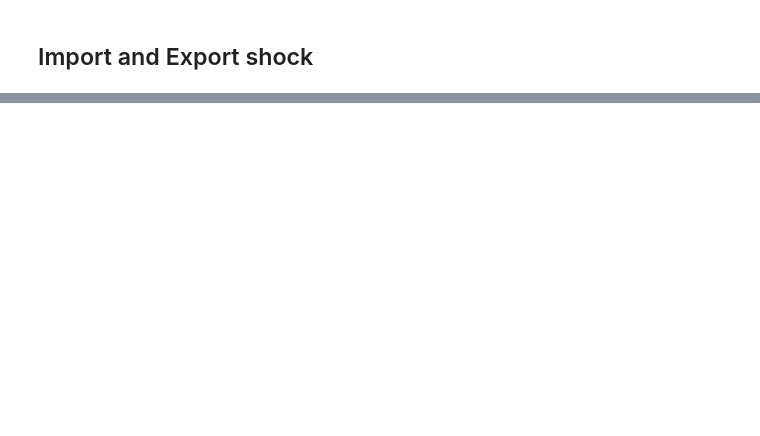
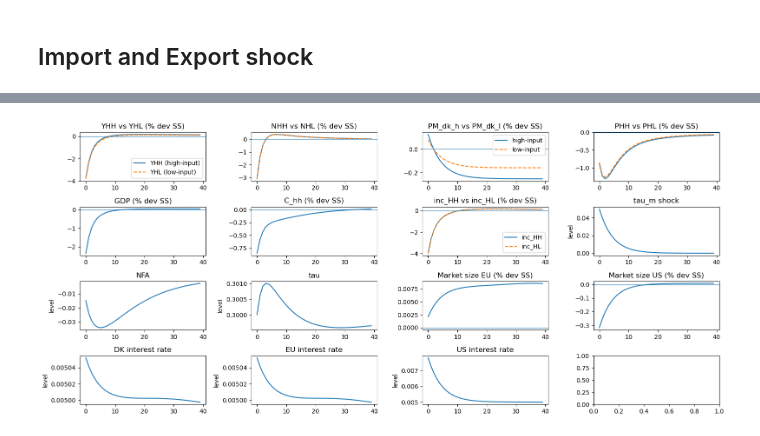
Before and after one commit to AndreaNoergaardAndersen/Master-Thesis, a Jupyter notebook: I-HANK - EU and US/test_extension.ipynb, the cells around one changed output, grey strips where cells are left out. Cells and saved outputs as stored; diff of their text form; code cells hidden in the pictures; blank space fills up the shorter version.

```diff
--- a/I-HANK - EU and US/test_extension.ipynb
+++ b/I-HANK - EU and US/test_extension.ipynb
@@ -429,0 +555,92 @@ model.find_transition_path(shocks=['tau_m', 'tau_x'], do_print=True, do_end_chec
+# %%
+path = model.path
+T_plot = 40
+t = np.arange(T_plot)
+
+fig, axes = plt.subplots(4, 4, figsize=(16, 7))
+
+def pct(x, x_ss):
+    return (x[:T_plot] / x_ss - 1) * 100
+
+# Row 1: Production side
+axes[0,0].set_title('YHH vs YHL (% dev SS)')
+axes[0,0].plot(t, pct(path.YHH, ss.YHH), label='YHH (high-input)')
+axes[0,0].plot(t, pct(path.YHL, ss.YHL), label='YHL (low-input)', ls='--')
+axes[0,0].legend(); axes[0,0].axhline(0, lw=0.8)
+
+axes[0,1].set_title('NHH vs NHL (% dev SS)')
+axes[0,1].plot(t, pct(path.NHH, ss.NHH))
+axes[0,1].plot(t, pct(path.NHL, ss.NHL), ls='--')
+axes[0,1].axhline(0, lw=0.8)
+
+axes[0,2].set_title('PM_dk_h vs PM_dk_l (% dev SS)')
+axes[0,2].plot(t, pct(path.PM_dk_h, ss.PM_dk_h), label='high-input')
+axes[0,2].plot(t, pct(path.PM_dk_l, ss.PM_dk_l), label='low-input', ls='--')
+axes[0,2].legend(); axes[0,2].axhline(0, lw=0.8)
+
+axes[0,3].set_title('PHH vs PHL (% dev SS)')
+axes[0,3].plot(t, pct(path.PHH, ss.PHH))
+axes[0,3].plot(t, pct(path.PHL, ss.PHL), ls='--')
+axes[0,3].axhline(0, lw=0.8)
+
+# Row 2: Aggregate
+axes[1,0].set_title('GDP (% dev SS)')
+axes[1,0].plot(t, pct(path.GDP, ss.GDP))
+axes[1,0].axhline(0, lw=0.8)
+
+axes[1,1].set_title('C_hh (% dev SS)')
+axes[1,1].plot(t, pct(path.C_hh, ss.C_hh))
+axes[1,1].axhline(0, lw=0.8)
+
+axes[1,2].set_title('inc_HH vs inc_HL (% dev SS)')
+axes[1,2].plot(t, pct(path.inc_HH, ss.inc_HH), label='inc_HH')
+axes[1,2].plot(t, pct(path.inc_HL, ss.inc_HL), label='inc_HL', ls='--')
+axes[1,2].legend(); axes[1,2].axhline(0, lw=0.8)
+
+axes[1,3].set_title('tau_m shock')
+axes[1,3].plot(t, path.tau_m[:T_plot])
+axes[1,3].set_ylabel('level')
+
+#Row 3
+axes[2,0].set_title('NFA')
+axes[2,0].plot(t, path.NFA[:T_plot])
+axes[2,0].set_ylabel('level')
+
+axes[2,1].set_title('tau')
+axes[2,1].plot(t, path.tau[:T_plot])
+axes[2,1].set_ylabel('level')
+
+axes[2,2].set_title('Market size EU (% dev SS)')
+axes[2,2].plot(t, pct(path.M_eu_s, ss.M_eu_s))
+axes[2,2].axhline(0, lw=0.8)
+
+axes[2,3].set_title('Market size US (% dev SS)')
+axes[2,3].plot(t, pct(path.M_us_s, ss.M_us_s))
+axes[2,3].axhline(0, lw=0.8)
+
+#Row 4
+axes[3,0].set_title('DK interest rate')
+axes[3,0].plot(t, path.i[:T_plot])
+axes[3,0].set_ylabel('level')
+
+axes[3,1].set_title('EU interest rate')
+axes[3,1].plot(t, path.i_eu[:T_plot])
+axes[3,1].set_ylabel('level')
+
+axes[3,2].set_title('US interest rate')
+axes[3,2].plot(t, path.i_us[:T_plot])
+axes[3,2].set_ylabel('level')
+
+
+fig.tight_layout()
+plt.show()
+
+# Sector asymmetry check: high-input sector should be hit harder
+dY_HH = pct(path.YHH, ss.YHH)[0]
+dY_HL = pct(path.YHL, ss.YHL)[0]
+#print(f'Impact on YHH: {dY_HH:.4f}%')
+#print(f'Impact on YHL: {dY_HL:.4f}%')
+asymmetry_ok = dY_HH < dY_HL   # high-input sector hurt more
+print(f'High-input sector hit harder: {"YES (as expected)" if asymmetry_ok else "NO — check extension"}')
+# %% [output]
+[figure, added]
```
Also changed, not shown: parts of 19 cells of this notebook, 2 other files.
